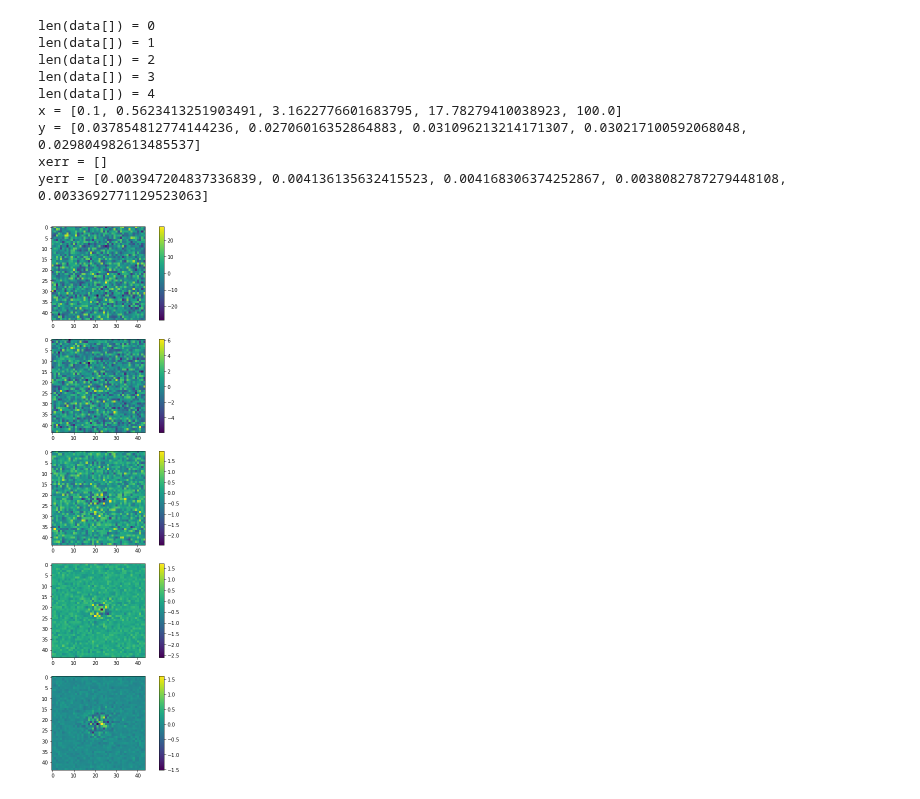
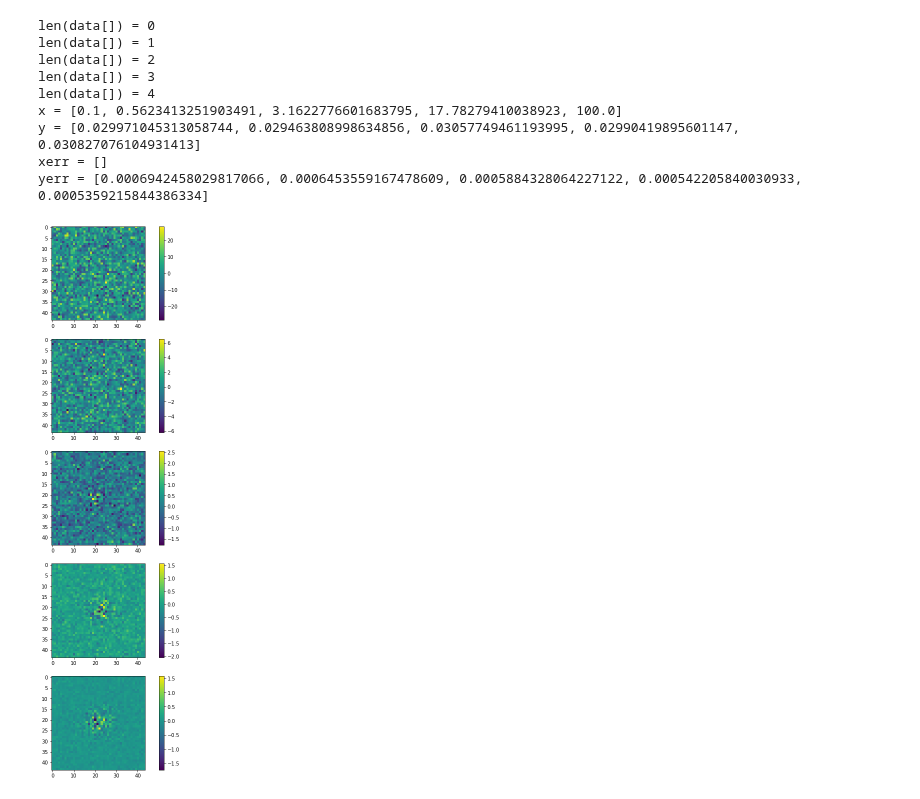
Before and after one commit to norrisbach/Metacal, a Jupyter notebook: metacal.ipynb, the cells around one changed output. Cells and saved outputs as stored; diff of their text form; code cells hidden in the pictures.

```diff
--- a/metacal.ipynb
+++ b/metacal.ipynb
@@ -282,32 +281,32 @@ boot      = ngmix.metacal.MetacalBootstrapper(
 # %%
 FBratioArr = np.logspace(start=-1,stop=2,num=5, base=10)
 num_tests = len(FBratioArr)
-num_gals = 50
+num_gals = 2000
 shear_true = [0.03, 0.00]
 ans1 = analyze(rng, num_tests, num_gals, FBratioArr, shear_true, version=0, first=True, SbyN=20)
 backgrounds = ans1[4]
 print("x =", ans1[0])
 print("y =", ans1[1])
 print("xerr =", ans1[2])
 print("yerr =", ans1[3])
 plt.close()
 fig = plt.figure(figsize=(10, 20))
 
 for i in range(len(backgrounds)):
     sub = fig.add_subplot(len(backgrounds), 1, i + 1)
     plot = sub.imshow(backgrounds[i])
     fig.colorbar(plot)
 # %% [output]
 len(data[]) = 0
 len(data[]) = 1
 len(data[]) = 2
 len(data[]) = 3
 len(data[]) = 4
 x = [0.1, 0.5623413251903491, 3.1622776601683795, 17.78279410038923, 100.0]
-y = [0.037854812774144236, 0.02706016352864883, 0.031096213214171307, 0.030217100592068048, 0.029804982613485537]
+y = [0.029971045313058744, 0.029463808998634856, 0.03057749461193995, 0.02990419895601147, 0.030827076104931413]
 xerr = []
-yerr = [0.003947204837336839, 0.004136135632415523, 0.004168306374252867, 0.0038082787279448108, 0.0033692771129523063]
+yerr = [0.0006942458029817066, 0.0006453559167478609, 0.0005884328064227122, 0.000542205840030933, 0.0005359215844386334]
-[figure, old version]
+[figure, new version]
 # %%
 ans2 = analyze(rng, num_tests, num_gals, FBratioArr, shear_true, version=1, first = True, SbyN=20)
 backgrounds = ans2[4]
```
Also changed, not shown: parts of 5 cells of this notebook.
